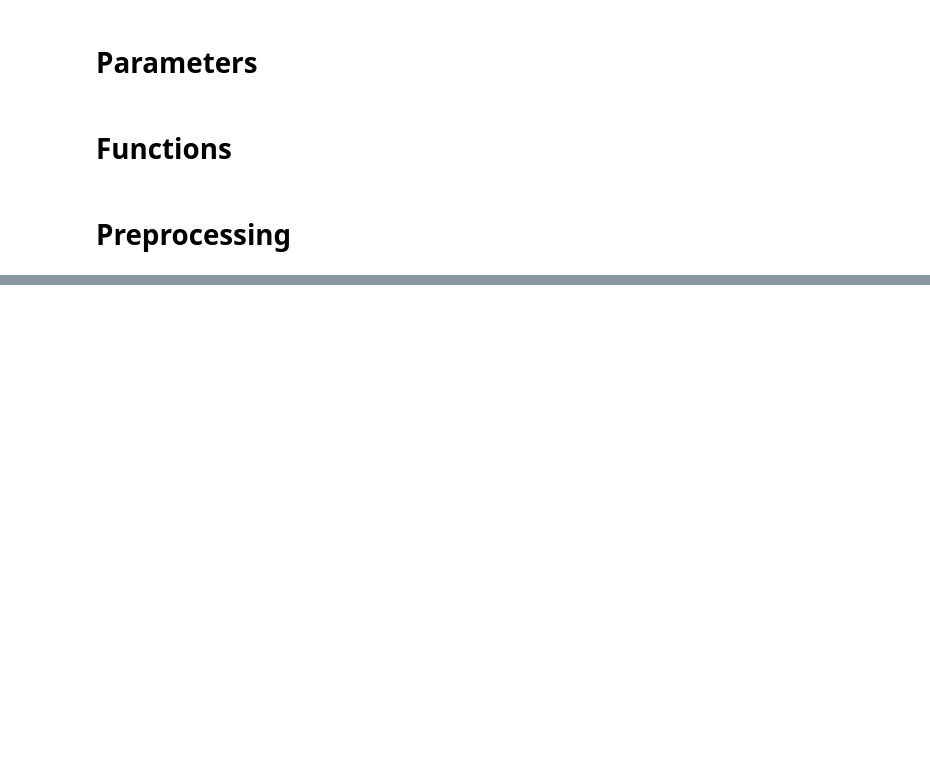
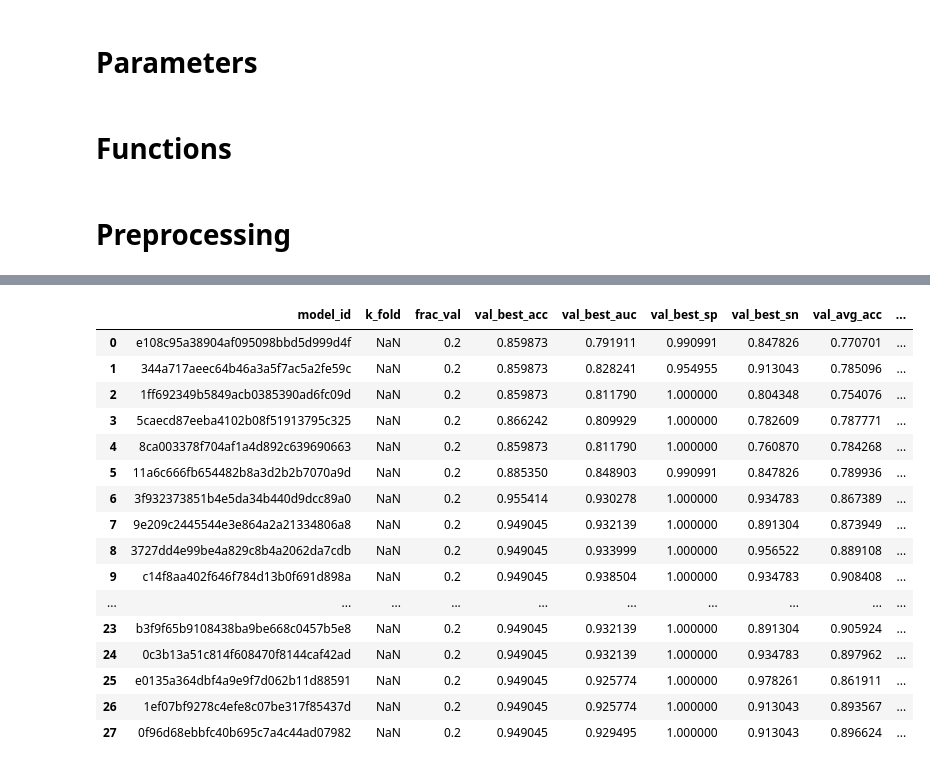
Before and after one commit to FelipeMarcelino/glaucoma, a Jupyter notebook: notebooks/Untitled3.ipynb, the cells around one changed output, grey strips where cells are left out. Cells and saved outputs as stored; diff of their text form; code cells hidden in the pictures; blank space fills up the shorter version.

```diff
--- a/notebooks/Untitled3.ipynb
+++ b/notebooks/Untitled3.ipynb
@@ -187,4 +187,6 @@ def get_rank_per_group(df_max,df_avg):
 # %%
 data = pd.read_csv(DATA_PATH)
 summary = pd.read_csv(SUMMARY_PATH)
+filter_summary = pd.read_csv("../filter_top1.csv")
+df_peak = pd.read_csv("../df_peak_mem_summary.csv")
 # %%
@@ -228,0 +251,20 @@ cross.sort_values("val_best_auc")
+# %%
+filter_summary
+# %% [output]
+|  | model_id | k_fold | frac_val | val_best_acc | val_best_auc | val_best_sp | val_best_sn | val_avg_acc | ... |
+| 0 | e108c95a38904af095098bbd5d999d4f | NaN | 0.2 | 0.859873 | 0.791911 | 0.990991 | 0.847826 | 0.770701 | ... |
+| 1 | 344a717aeec64b46a3a5f7ac5a2fe59c | NaN | 0.2 | 0.859873 | 0.828241 | 0.954955 | 0.913043 | 0.785096 | ... |
+| 2 | 1ff692349b5849acb0385390ad6fc09d | NaN | 0.2 | 0.859873 | 0.811790 | 1.000000 | 0.804348 | 0.754076 | ... |
+| 3 | 5caecd87eeba4102b08f51913795c325 | NaN | 0.2 | 0.866242 | 0.809929 | 1.000000 | 0.782609 | 0.787771 | ... |
+| 4 | 8ca003378f704af1a4d892c639690663 | NaN | 0.2 | 0.859873 | 0.811790 | 1.000000 | 0.760870 | 0.784268 | ... |
+| 5 | 11a6c666fb654482b8a3d2b2b7070a9d | NaN | 0.2 | 0.885350 | 0.848903 | 0.990991 | 0.847826 | 0.789936 | ... |
+| 6 | 3f932373851b4e5da34b440d9dcc89a0 | NaN | 0.2 | 0.955414 | 0.930278 | 1.000000 | 0.934783 | 0.867389 | ... |
+| 7 | 9e209c2445544e3e864a2a21334806a8 | NaN | 0.2 | 0.949045 | 0.932139 | 1.000000 | 0.891304 | 0.873949 | ... |
+| 8 | 3727dd4e99be4a829c8b4a2062da7cdb | NaN | 0.2 | 0.949045 | 0.933999 | 1.000000 | 0.956522 | 0.889108 | ... |
+| 9 | c14f8aa402f646f784d13b0f691d898a | NaN | 0.2 | 0.949045 | 0.938504 | 1.000000 | 0.934783 | 0.908408 | ... |
+| ... | ... | ... | ... | ... | ... | ... | ... | ... | ... |
+| 23 | b3f9f65b9108438ba9be668c0457b5e8 | NaN | 0.2 | 0.949045 | 0.932139 | 1.000000 | 0.891304 | 0.905924 | ... |
+| 24 | 0c3b13a51c814f608470f8144caf42ad | NaN | 0.2 | 0.949045 | 0.932139 | 1.000000 | 0.934783 | 0.897962 | ... |
+| 25 | e0135a364dbf4a9e9f7d062b11d88591 | NaN | 0.2 | 0.949045 | 0.925774 | 1.000000 | 0.978261 | 0.861911 | ... |
+| 26 | 1ef07bf9278c4efe8c07be317f85437d | NaN | 0.2 | 0.949045 | 0.925774 | 1.000000 | 0.913043 | 0.893567 | ... |
+| 27 | 0f96d68ebbfc40b695c7a4c44ad07982 | NaN | 0.2 | 0.949045 | 0.929495 | 1.000000 | 0.913043 | 0.896624 | ... |
```
Also changed, not shown: parts of 20 cells of this notebook, 5 other files.
